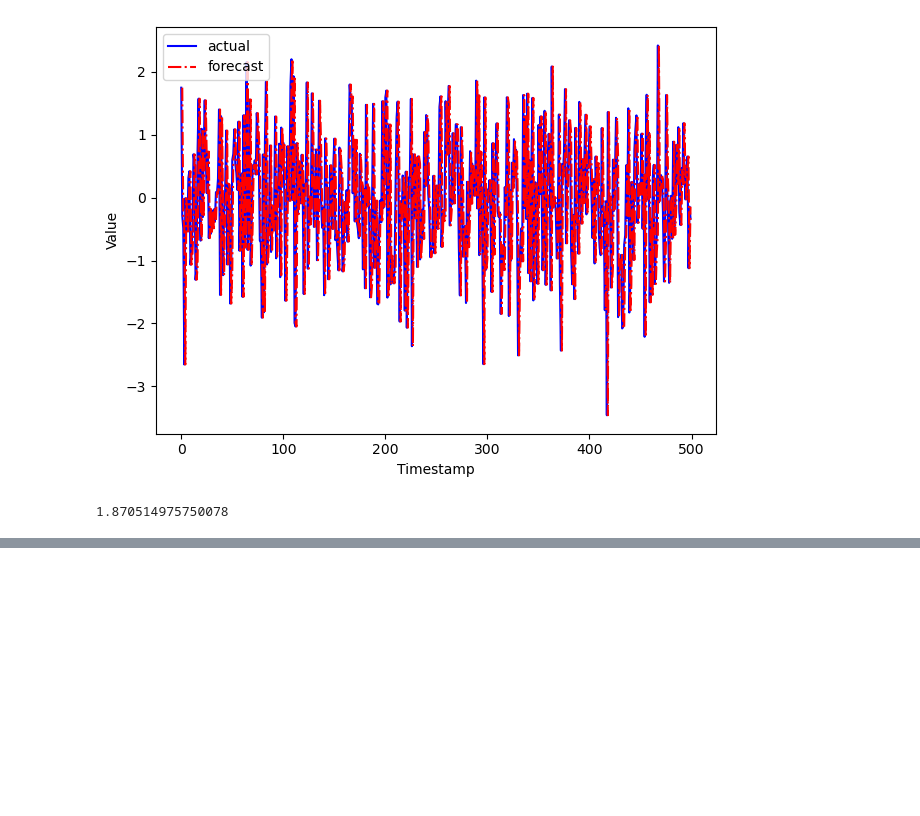
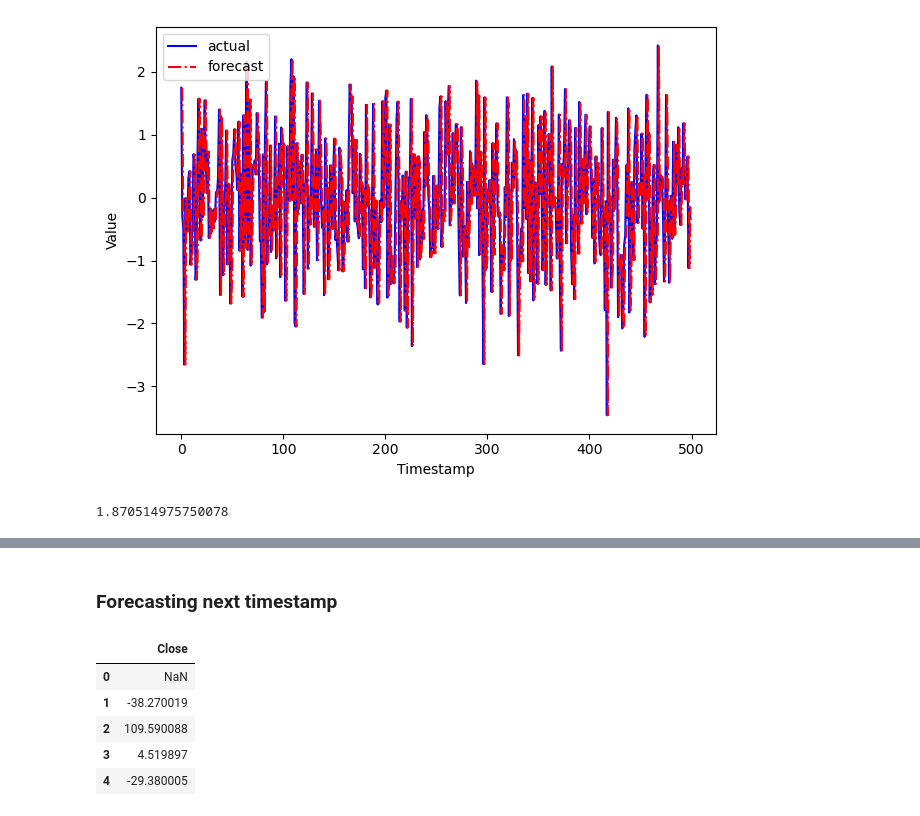
Before and after one commit to Alexa201228/timeseriesPracticeML, a Jupyter notebook: RandomWalk.ipynb, the cells around one changed output, grey strips where cells are left out. Cells and saved outputs as stored; diff of their text form; code cells hidden in the pictures; blank space fills up the shorter version.

```diff
--- a/RandomWalk.ipynb
+++ b/RandomWalk.ipynb
@@ -379,0 +465,12 @@ mse_one_step
+# %% [markdown]
+### Forecasting next timestamp
+# %%
+df_shift = stationary_google_df.shift(periods=1)
+df_shift.head()
+# %% [output]
+|  | Close |
+| 0 | NaN |
+| 1 | -38.270019 |
+| 2 | 109.590088 |
+| 3 | 4.519897 |
+| 4 | -29.380005 |
```
Also changed, not shown: parts of 13 cells of this notebook.
